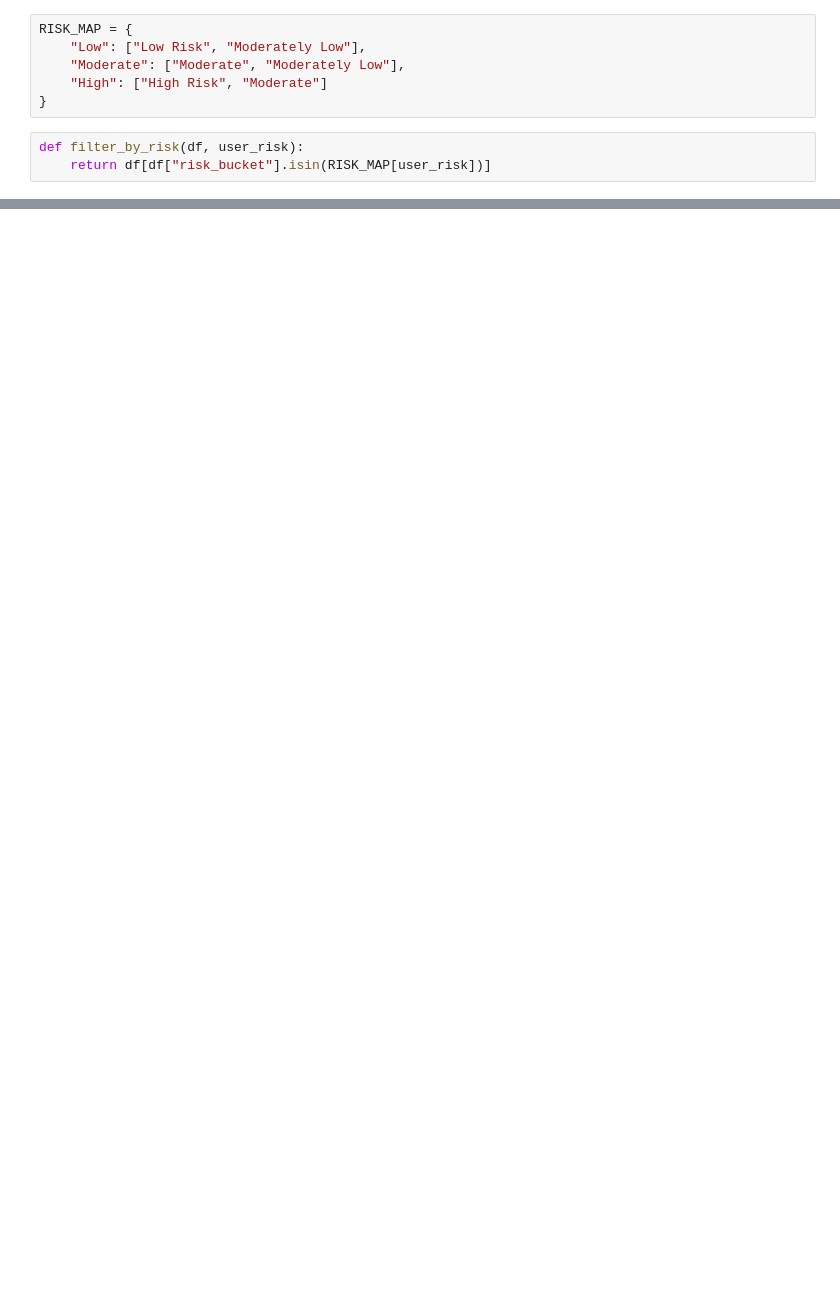
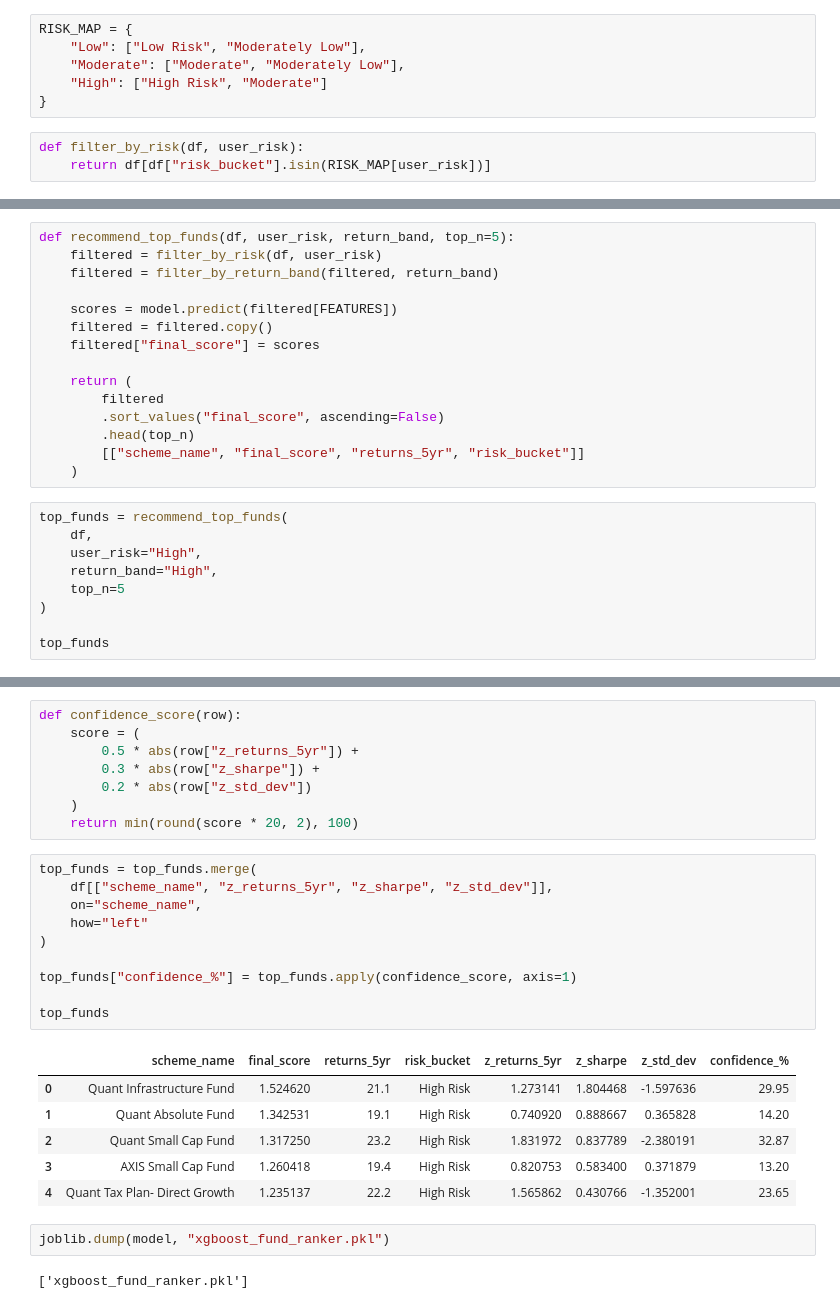
Before and after one commit to ommishra03/Mutual-Fund-Analysis, a Jupyter notebook: Python/mutual_fund-XGboost.ipynb, the cells around one changed output, grey strips where cells are left out. Saved outputs shown, nothing was run; the diff lists cells and outputs as text; blank space fills up the shorter version.

```diff
--- a/Python/mutual_fund-XGboost.ipynb
+++ b/Python/mutual_fund-XGboost.ipynb
@@ -257,0 +167,24 @@ final_output
+# %%
+def recommend_top_funds(df, user_risk, return_band, top_n=5):
+    filtered = filter_by_risk(df, user_risk)
+    filtered = filter_by_return_band(filtered, return_band)
+
+    scores = model.predict(filtered[FEATURES])
+    filtered = filtered.copy()
+    filtered["final_score"] = scores
+
+    return (
+        filtered
+        .sort_values("final_score", ascending=False)
+        .head(top_n)
+        [["scheme_name", "final_score", "returns_5yr", "risk_bucket"]]
+    )
+# %%
+top_funds = recommend_top_funds(
+    df,
+    user_risk="High",
+    return_band="High",
+    top_n=5
+)
+
+top_funds
@@ -257,0 +198,29 @@ final_output
+# %%
+def confidence_score(row):
+    score = (
+        0.5 * abs(row["z_returns_5yr"]) +
+        0.3 * abs(row["z_sharpe"]) +
+        0.2 * abs(row["z_std_dev"])
+    )
+    return min(round(score * 20, 2), 100)
+# %%
+top_funds = top_funds.merge(
+    df[["scheme_name", "z_returns_5yr", "z_sharpe", "z_std_dev"]],
+    on="scheme_name",
+    how="left"
+)
+
+top_funds["confidence_%"] = top_funds.apply(confidence_score, axis=1)
+
+top_funds
+# %% [output]
+|  | scheme_name | final_score | returns_5yr | risk_bucket | z_returns_5yr | z_sharpe | z_std_dev | confidence_% |
+| 0 | Quant Infrastructure Fund | 1.524620 | 21.1 | High Risk | 1.273141 | 1.804468 | -1.597636 | 29.95 |
+| 1 | Quant Absolute Fund | 1.342531 | 19.1 | High Risk | 0.740920 | 0.888667 | 0.365828 | 14.20 |
+| 2 | Quant Small Cap Fund | 1.317250 | 23.2 | High Risk | 1.831972 | 0.837789 | -2.380191 | 32.87 |
+| 3 | AXIS Small Cap Fund | 1.260418 | 19.4 | High Risk | 0.820753 | 0.583400 | 0.371879 | 13.20 |
+| 4 | Quant Tax Plan- Direct Growth | 1.235137 | 22.2 | High Risk | 1.565862 | 0.430766 | -1.352001 | 23.65 |
+# %%
+joblib.dump(model, "xgboost_fund_ranker.pkl")
+# %% [output]
+['xgboost_fund_ranker.pkl']
```
Also changed, not shown: parts of 28 cells of this notebook, 4 other files.
